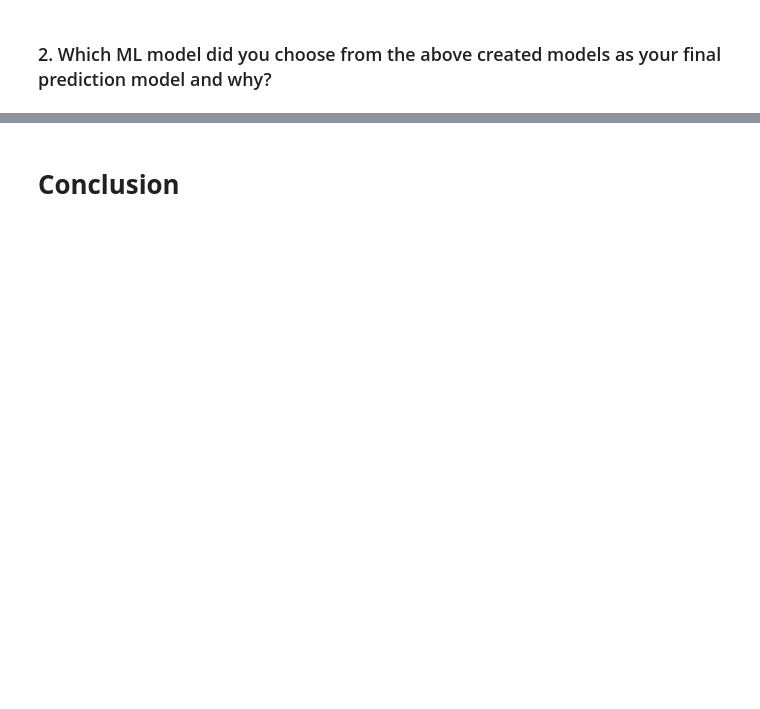
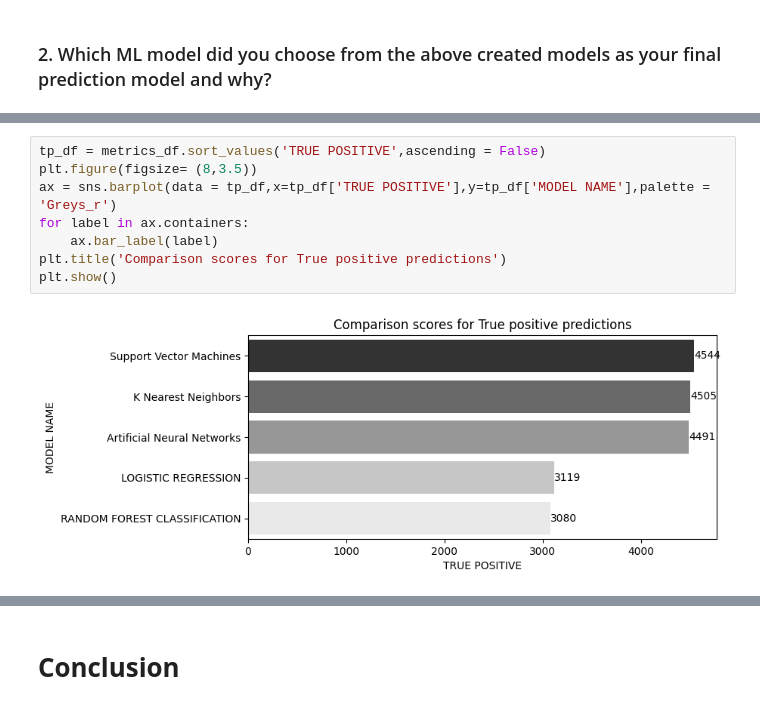
Before and after one commit to dacenish/Airline-Passenger-Referral-Prediction, a Jupyter notebook: Airline_Passenger_Referral_Prediction_ML_Capstone_Project.ipynb, the cells around one changed output, grey strips where cells are left out. Drawn from its saved outputs; the diff is of its cells as text; blank space fills up the shorter version.

```diff
--- a/Airline_Passenger_Referral_Prediction_ML_Capstone_Project.ipynb
+++ b/Airline_Passenger_Referral_Prediction_ML_Capstone_Project.ipynb
@@ -1714,0 +1643,10 @@ Answer Here.
+# %%
+tp_df = metrics_df.sort_values('TRUE POSITIVE',ascending = False)
+plt.figure(figsize= (8,3.5))
+ax = sns.barplot(data = tp_df,x=tp_df['TRUE POSITIVE'],y=tp_df['MODEL NAME'],palette = 'Greys_r')
+for label in ax.containers:
+    ax.bar_label(label)
+plt.title('Comparison scores for True positive predictions')
+plt.show()
+# %% [output]
+[figure, added]
```
Also changed, not shown: parts of 161 cells of this notebook.
